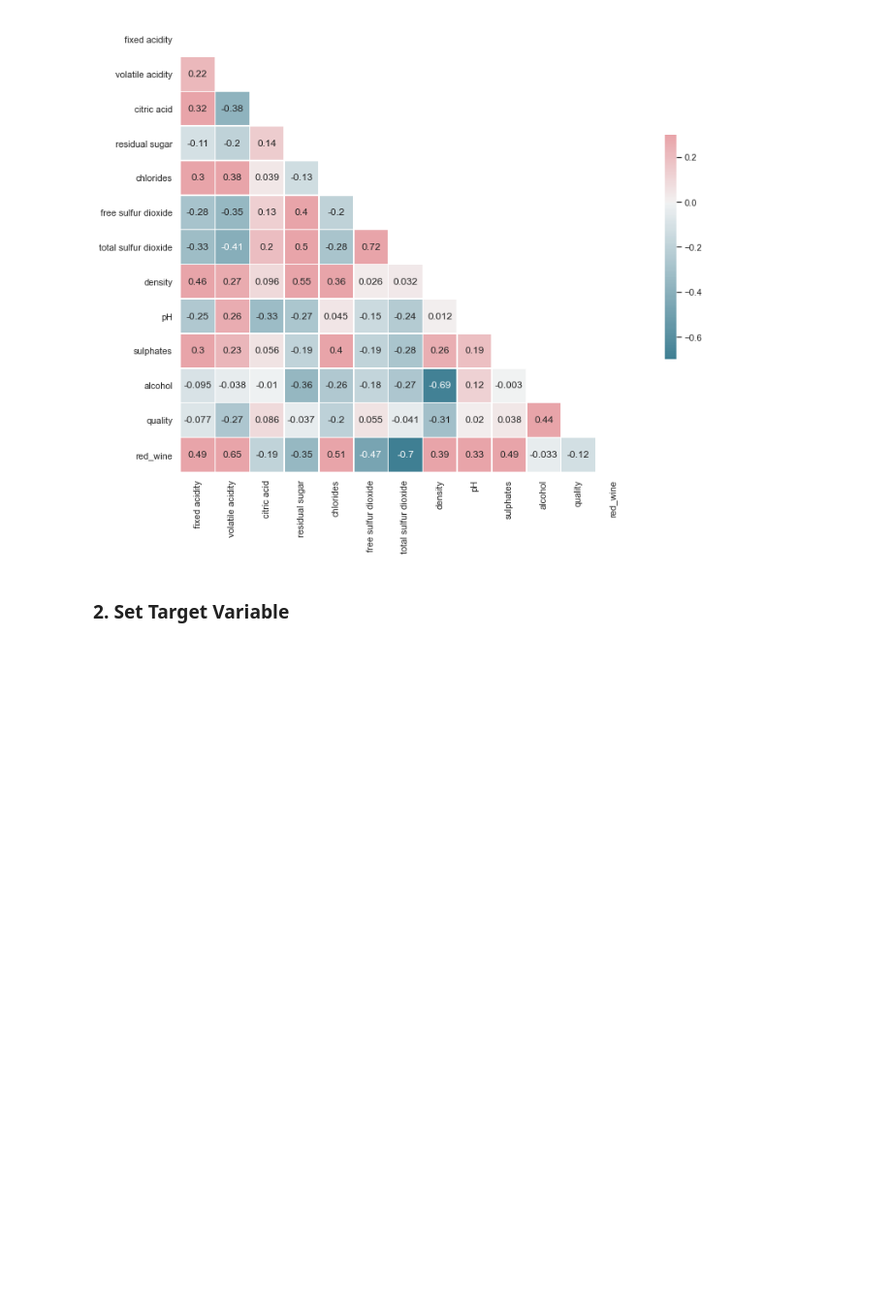
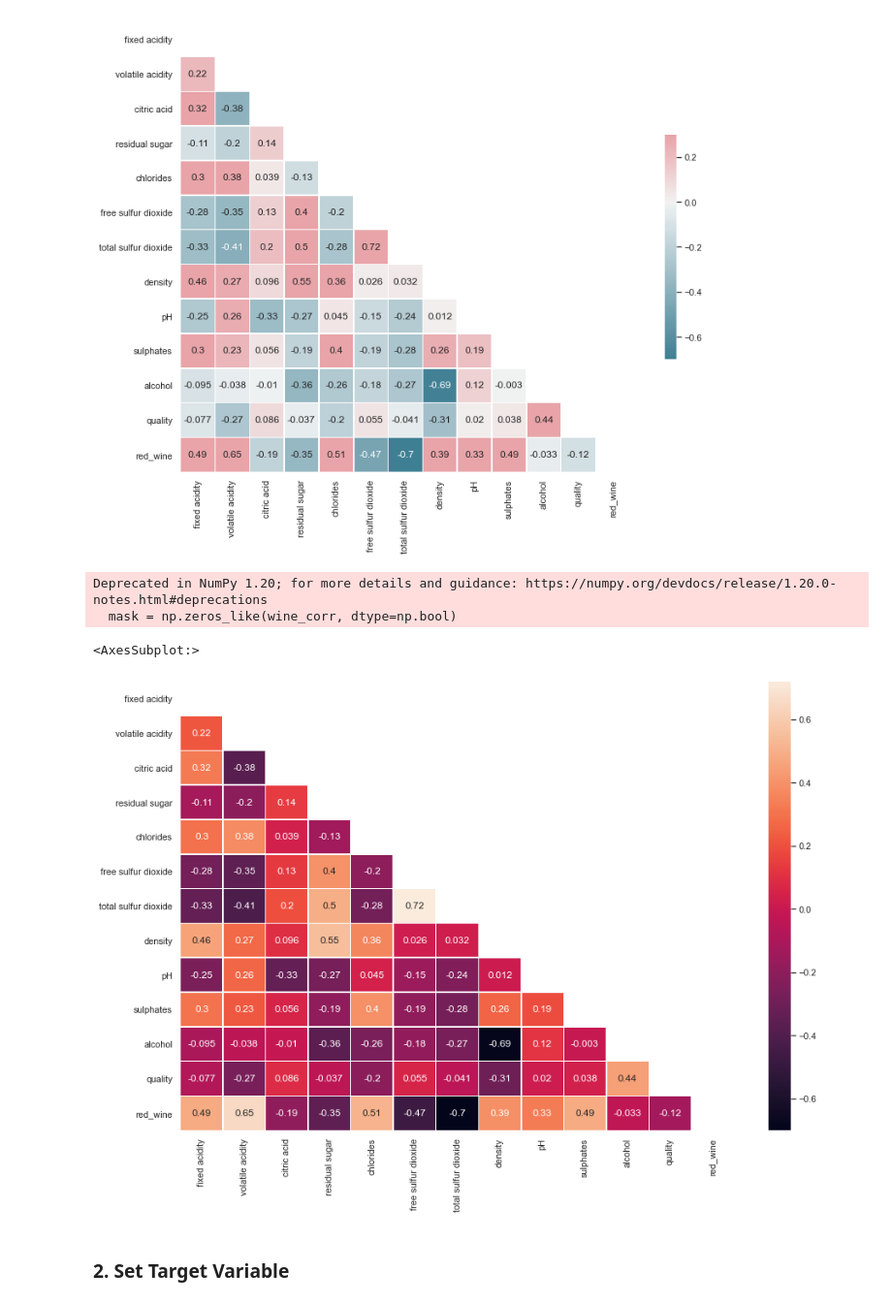
Before and after one commit to vicloo/Institute_of_Data, a Jupyter notebook: Module_4/IOD_Lab 4.2.1 (VL).ipynb, the cells around one changed output. Shown at 97% size. Drawn from its saved outputs; the diff is of its cells as text; code cells hidden in the pictures; blank space fills up the shorter version.

```diff
--- a/Module_4/IOD_Lab 4.2.1 (VL).ipynb
+++ b/Module_4/IOD_Lab 4.2.1 (VL).ipynb
@@ -115,6 +115,20 @@ Deprecated in NumPy 1.20; for more details and guidance: https://numpy.org/devdo
 [figure]
 # %%
 #alcohol has the highest correlation to quality
+# %%
+sns.set(style="white")
+
+mask = np.zeros_like(wine_corr, dtype=np.bool)
+mask[np.triu_indices_from(mask)] = True
+
+f, ax = plt.subplots(figsize=(15, 10))
+
+sns.heatmap(wine_corr, mask=mask, linewidths=.5, annot=True)
+# %% [output]
+Deprecated in NumPy 1.20; for more details and guidance: https://numpy.org/devdocs/release/1.20.0-notes.html#deprecations
+  mask = np.zeros_like(wine_corr, dtype=np.bool)
+<AxesSubplot:>
+[figure, added]
 # %% [markdown]
 ### 2. Set Target Variable
 # %% [markdown]
```
Also changed, not shown: parts of 7 cells of this notebook, 10 other files.
